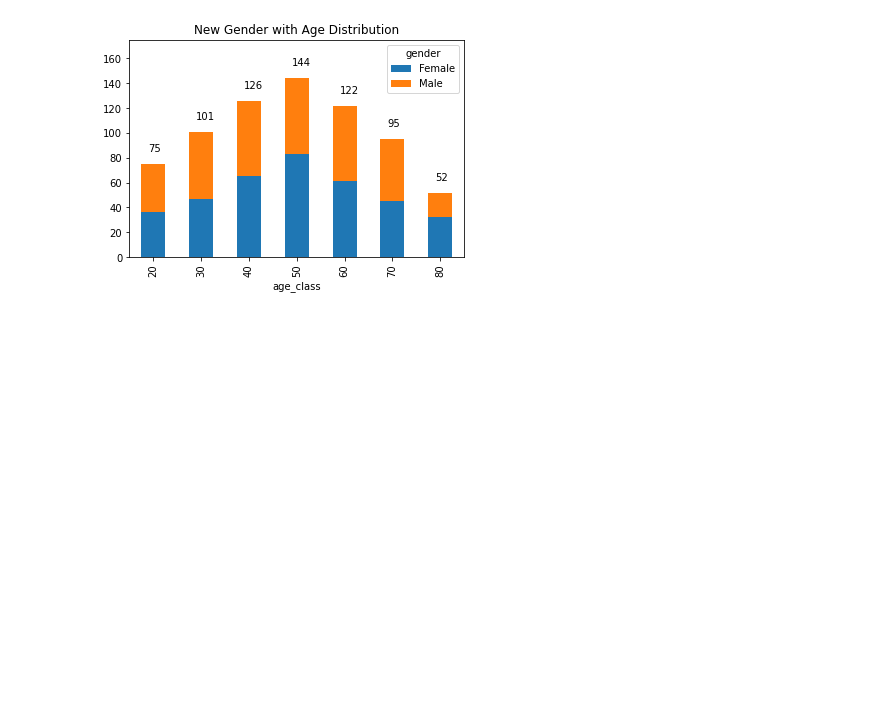
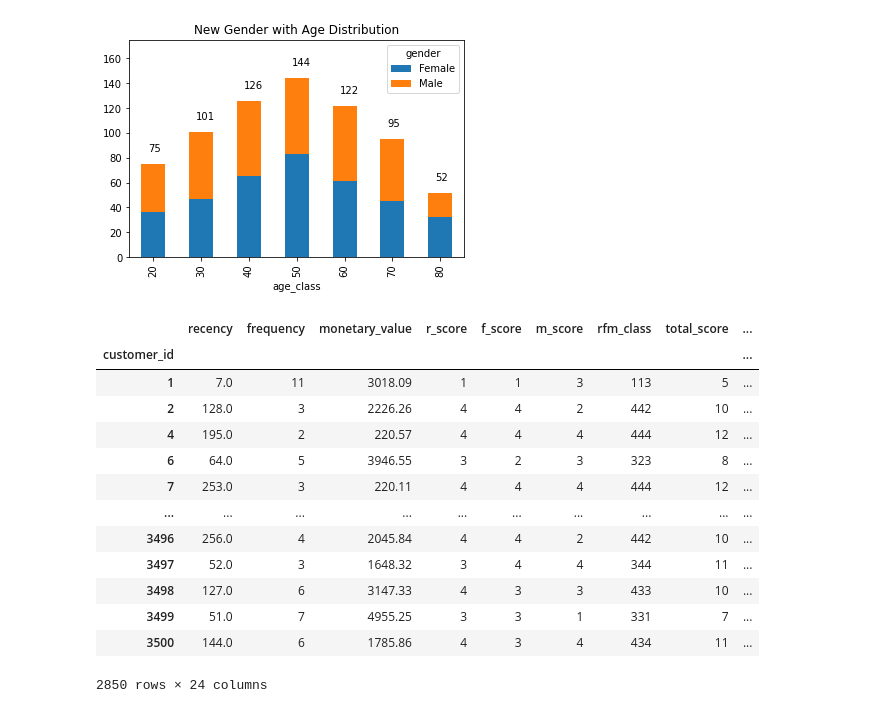
Before and after one commit to sudiptog81/kpmg-virtual-internship, a Jupyter notebook: module_2/kpmg-virtual-internship-module-2.ipynb, the cells around one changed output. Drawn from its saved outputs; the diff is of its cells as text; code cells hidden in the pictures; blank space fills up the shorter version.

```diff
--- a/module_2/kpmg-virtual-internship-module-2.ipynb
+++ b/module_2/kpmg-virtual-internship-module-2.ipynb
@@ -737,3 +738,32 @@ plt.title('New Gender with Age Distribution')
 plt.show()
 # %% [output]
 [figure]
+# %%
+addr_demo_txns['customer_segment'] = addr_demo_txns['total_score'].map({
+    3: 'Platinum',
+    4: 'Very Loyal',
+    5: 'Becoming Loyal',
+    6: 'Recent',
+    7: 'Average',
+    8: 'High Risk',
+    9: 'Evasive',
+    10: 'Losing',
+    11: 'Inactive',
+    12: 'Lost'
+})
+addr_demo_txns
+# %% [output]
+|  | recency | frequency | monetary_value | r_score | f_score | m_score | rfm_class | total_score | ... |
+| customer_id |  |  |  |  |  |  |  |  | ... |
+| 1 | 7.0 | 11 | 3018.09 | 1 | 1 | 3 | 113 | 5 | ... |
+| 2 | 128.0 | 3 | 2226.26 | 4 | 4 | 2 | 442 | 10 | ... |
+| 4 | 195.0 | 2 | 220.57 | 4 | 4 | 4 | 444 | 12 | ... |
+| 6 | 64.0 | 5 | 3946.55 | 3 | 2 | 3 | 323 | 8 | ... |
+| 7 | 253.0 | 3 | 220.11 | 4 | 4 | 4 | 444 | 12 | ... |
+| ... | ... | ... | ... | ... | ... | ... | ... | ... | ... |
+| 3496 | 256.0 | 4 | 2045.84 | 4 | 4 | 2 | 442 | 10 | ... |
+| 3497 | 52.0 | 3 | 1648.32 | 3 | 4 | 4 | 344 | 11 | ... |
+| 3498 | 127.0 | 6 | 3147.33 | 4 | 3 | 3 | 433 | 10 | ... |
+| 3499 | 51.0 | 7 | 4955.25 | 3 | 3 | 1 | 331 | 7 | ... |
+| 3500 | 144.0 | 6 | 1785.86 | 4 | 3 | 4 | 434 | 11 | ... |
+2850 rows × 24 columns
```
Also changed, not shown: parts of 3 cells of this notebook, 6 other files.
